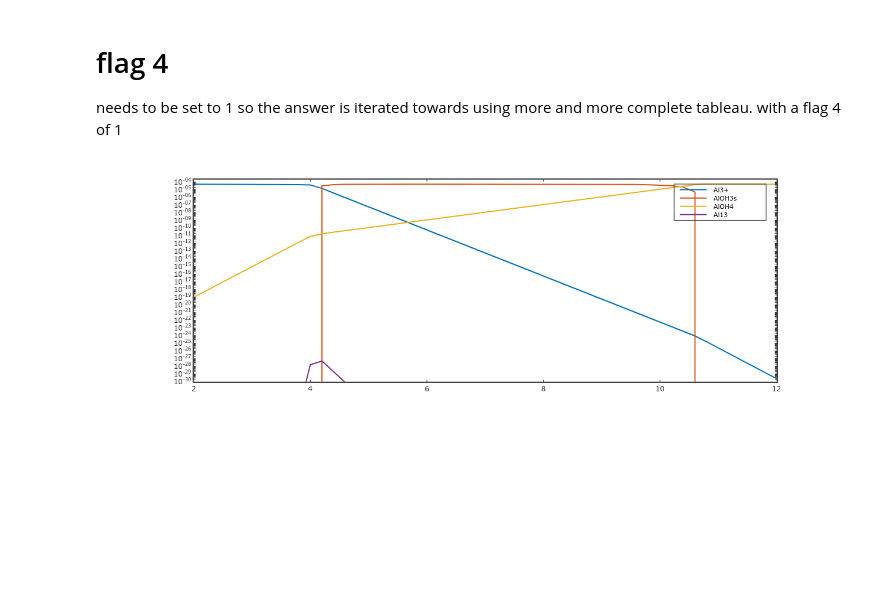
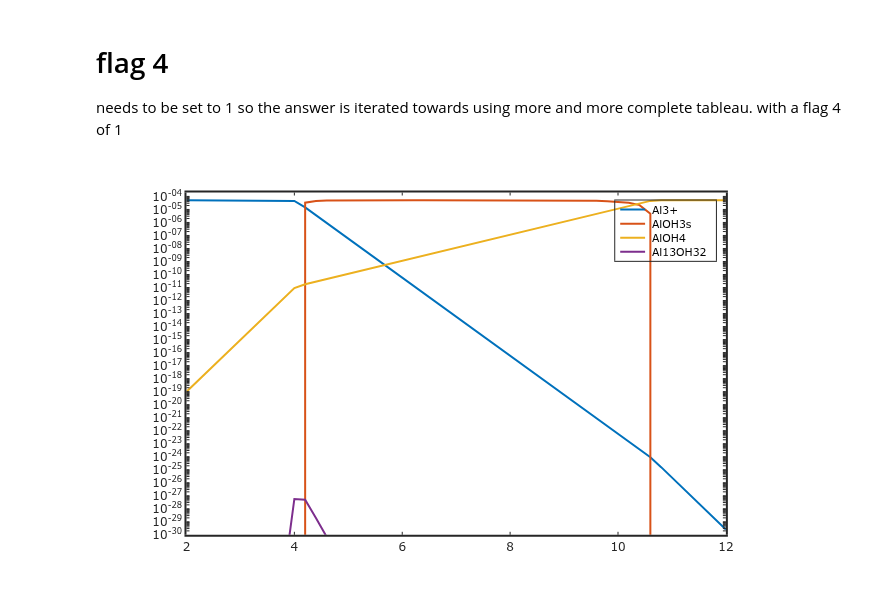
Before and after one commit to skotssd/XOctaveCH234, a Jupyter notebook: GEOCHEM_problems_TABLEAU_solutions/AluminumTABLEAU.ipynb, the cells around one changed output. Drawn from its saved outputs; the diff is of its cells as text; code cells hidden in the pictures; blank space fills up the shorter version.

```diff
--- a/GEOCHEM_problems_TABLEAU_solutions/AluminumTABLEAU.ipynb
+++ b/GEOCHEM_problems_TABLEAU_solutions/AluminumTABLEAU.ipynb
@@ -82,12 +81,12 @@ for i=1:length(pH)
 end
 # %%
 semilogy(pH,Al,'linewidth',2,pH,AlOH3s,'linewidth',2,pH,AlOH4,'linewidth',2, ...
-pH,Al13,'linewidth',2)
+pH,Al13OH32,'linewidth',2)
  set(gca,'linewidth',2,'fontsize',12)
-legend('Al3+','AlOH3s','AlOH4','Al13')
+legend('Al3+','AlOH3s','AlOH4','Al13OH32')
 axis([2 12 1e-30 2e-4])
 # %% [output]
-[figure, old version]
+[figure, new version]
 # %%
 plot(pH,MASSERR)
 # %% [output]
```
Also changed, not shown: parts of 3 cells of this notebook, 4 other files.
